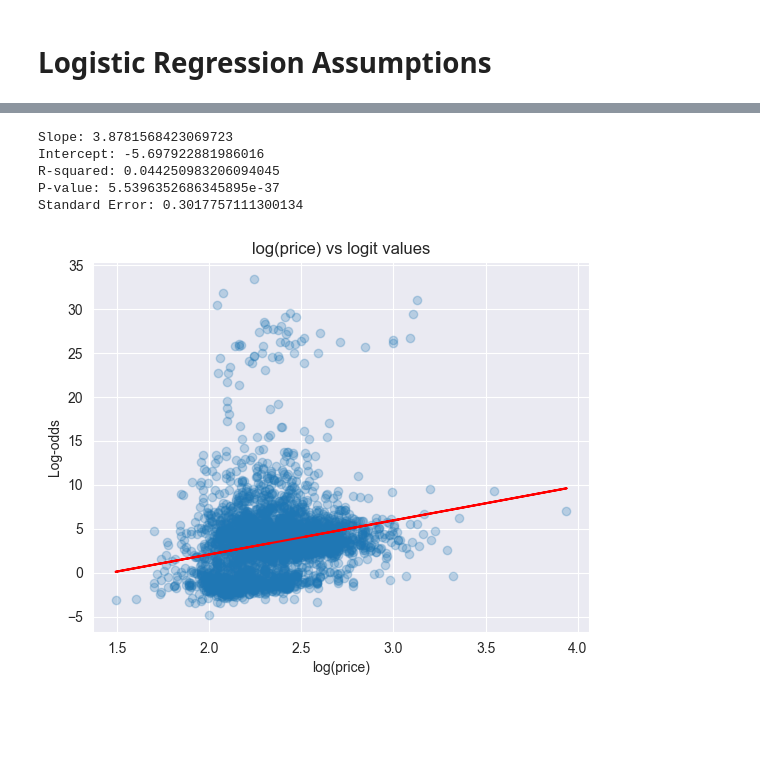
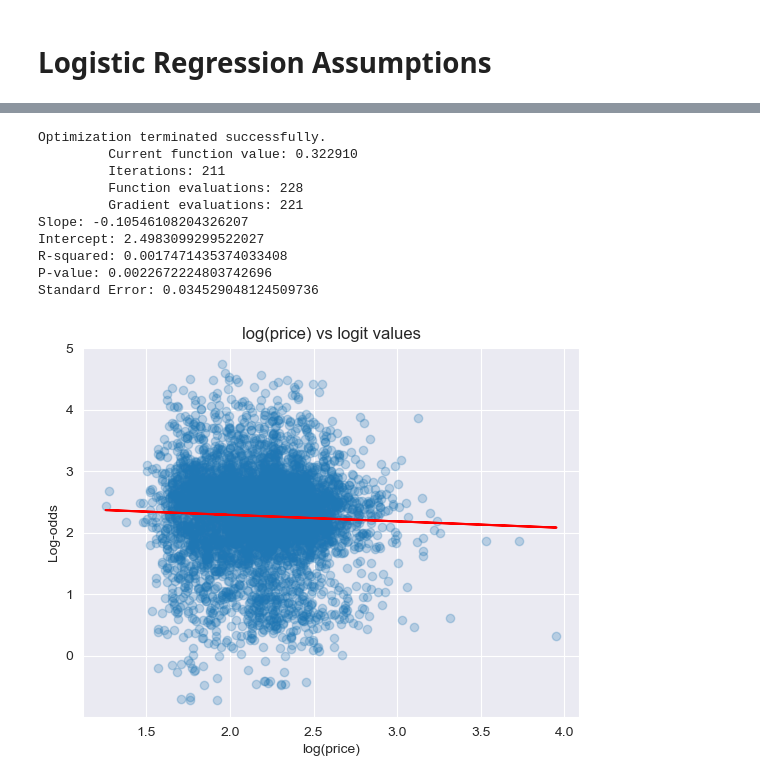
Before and after one commit to JuanesLamilla/yvr-airbnb-license-model, a Jupyter notebook: Logistic_Regression_Assumptions.ipynb, the cells around one changed output, grey strips where cells are left out. Drawn from its saved outputs; the diff is of its cells as text; code cells hidden in the pictures; blank space fills up the shorter version.

Commit message:
Update model

```diff
--- a/Logistic_Regression_Assumptions.ipynb
+++ b/Logistic_Regression_Assumptions.ipynb
@@ -111,3 +194,6 @@ const                                                      -7.9604      4.316
+# %%
+# Remove problematic variables from the dataset
+listings_df = listings_df.drop(columns=problematic_vars)
 # %%
 # Visual Check
 # Define dependent and independent variables
@@ -164,12 +227,11 @@ plt.show()
 # %%
-# the 'price' and 'review_scores_checkin' violate the assumption,
+# the 'price' violate the assumption,
 # so we need to transform them so that find the transformation that could fit the relationship with logit-odds
 
 # replace price and review_scores_checkin value with their log tansformation
 listings_df_0 = listings_df.copy()
 listings_df_0['log_price'] = listings_df_0['price'].apply(lambda x: np.log(x) if x !=0 else 0)
-listings_df_0['logmul_review_scores_checkin'] = listings_df_0['review_scores_checkin'].apply(lambda x: x * np.log(x) if x !=0 else 0)
-listings_df_0 = listings_df_0.drop(['price','review_scores_checkin','room_type_Hotel room','room_type_Shared room'], axis=1)
+listings_df_0 = listings_df_0.drop(['price'], axis=1)
 
 # fit the logistic regression model
 X_0 = listings_df_0.drop('legal_listing', axis=1)
@@ -177,9 +239,6 @@ y_0 = listings_df_0['legal_listing']
 X_0 = sm.add_constant(X_0)
 
 logit_model_0 = sm.Logit(y_0, X_0)
-result_0 = logit_model_0.fit()
+result_0 = logit_model_0.fit(method='bfgs', maxiter=100000)
 print(result_0.summary())
-
-# The linearity relation of 'review_scores_checkin' can be built by using logarithmic multiplication transformation,  (the p-value of 'log_review_scores_checkin' is 0.039 less than 0.05)
-# The linearity relation of 'price' can be built by using log transformation,  (the p-value of 'log_price' is 0.039 less than 0.05)
 # %% [output]
@@ -203,6 +262,6 @@ logmul_review_scores_checkin                       -0.2020      0.098     -2.063
 # %%
 # Move the transformed colunms to head
-listings_df_0 = listings_df_0[['log_price', 'logmul_review_scores_checkin'] +
-                               [col for col in listings_df_0.columns if col not in ['log_price', 'logmul_review_scores_checkin']]]
+listings_df_0 = listings_df_0[['log_price'] +
+                               [col for col in listings_df_0.columns if col not in ['log_price']]]
 listings_df_0
 # %% [output]
@@ -222,7 +281,7 @@ listings_df_0
 # %%
 # Applying Box-Tidwell test to the fixed dataset
 var_1 = listings_df_0.columns.tolist()
-continuous_var_1 = ['log_price','logmul_review_scores_checkin']
+continuous_var_1 = ['log_price']
 
 listings_df_1 = listings_df_0.copy()
 
@@ -234,10 +293,6 @@ for var in continuous_var_1:
 cols_to_keep_1 = continuous_var_1 + listings_df_1.columns.tolist()[-len(continuous_var_1):]
 cols_to_keep_1
 
-# check the NAN value of X_1 and delete the rows
-np.where(np.isnan(listings_df_1[cols_to_keep_1]).any(axis=1))[0]
-listings_df_1 = listings_df_1.drop([2608, 2992, 3080, 3163, 3390])
-listings_df_1 = listings_df_1.drop([1724, 57, 844, 833, 499, 1459, 629, 1903, 1727, 1102, 1630, 1759, 1794, 882], axis=0)
 
 
 # Redefine independent variables to include interaction terms
@@ -272,55 +329,62 @@ logmul_review_scores_checkin:Log_logmul_review_scores_checkin    -2.1292      0.
 # %%
 # Visual Check
 # Define dependent and independent variables
-listings_df = listings_df.drop([1724, 57, 844, 833, 499, 1459, 629, 1903, 1727, 1102, 1630, 1759, 1794, 882], axis=0)
 
-X_cols = listings_df.columns.to_list()[:-1]
-X = listings_df[X_cols].drop(['room_type_Hotel room', 'room_type_Shared room'], axis=1)
+X = listings_df.drop(columns=['legal_listing'])
 y = listings_df['legal_listing']
-
 
 
 # Add constant
 X = sm.add_constant(X, prepend=False)
 
 # Re-run logistic regression on original set of X and y variables
-logit_results = GLM(y, X, family=families.Binomial()).fit()
+# logit_results = GLM(y, X, family=families.Binomial()).fit()
+# predicted = logit_results.predict(X)
+
+logit_model = sm.Logit(y, X)
+logit_results = logit_model.fit(method='bfgs', maxiter=100000)
+
 predicted = logit_results.predict(X)
 
 
 # Get log odds values
 log_odds = np.log(predicted / (1 - predicted))
 
 # Calculate linear regression between log(price) and logit values
 slope, intercept, r_value, p_value, std_err = stats.linregress(np.log10(listings_df['price'].values), log_odds)
 
 # Print the results
 print("Slope:", slope)
 print("Intercept:", intercept)
 print("R-squared:", r_value**2)
 print("P-value:", p_value)
 print("Standard Error:", std_err)
 
 # Visualize predictor continuous variable vs logit values (Price)
 plt.scatter(x = np.log10(listings_df['price'].values), y = log_odds, alpha = 0.25);
 plt.title("log(price) vs logit values")
 plt.xlabel("log(price)")
 plt.ylabel("Log-odds")
 
 # Add the slope line
 x = np.log10(listings_df['price'].values)
 y = slope * x + intercept
 plt.plot(x, y, color='red')
 
-plt.savefig('log_price_vs_logit.png', transparent=True)
+# plt.savefig('log_price_vs_logit.png', transparent=True)
 plt.show()
 # %% [output]
-Slope: 3.8781568423069723
-Intercept: -5.697922881986016
-R-squared: 0.044250983206094045
-P-value: 5.5396352686345895e-37
-Standard Error: 0.3017757111300134
+Optimization terminated successfully.
+         Current function value: 0.322910
+         Iterations: 211
+         Function evaluations: 228
+         Gradient evaluations: 221
+Slope: -0.10546108204326207
+Intercept: 2.4983099299522027
+R-squared: 0.0017471435374033408
+P-value: 0.0022672224803742696
+Standard Error: 0.034529048124509736
-[figure, old version]
+[figure, new version]
 # %%
 ## Assumption 2 — No strongly influential outliers
 
```
Also changed, not shown: parts of 30 cells of this notebook, 7 other files.
